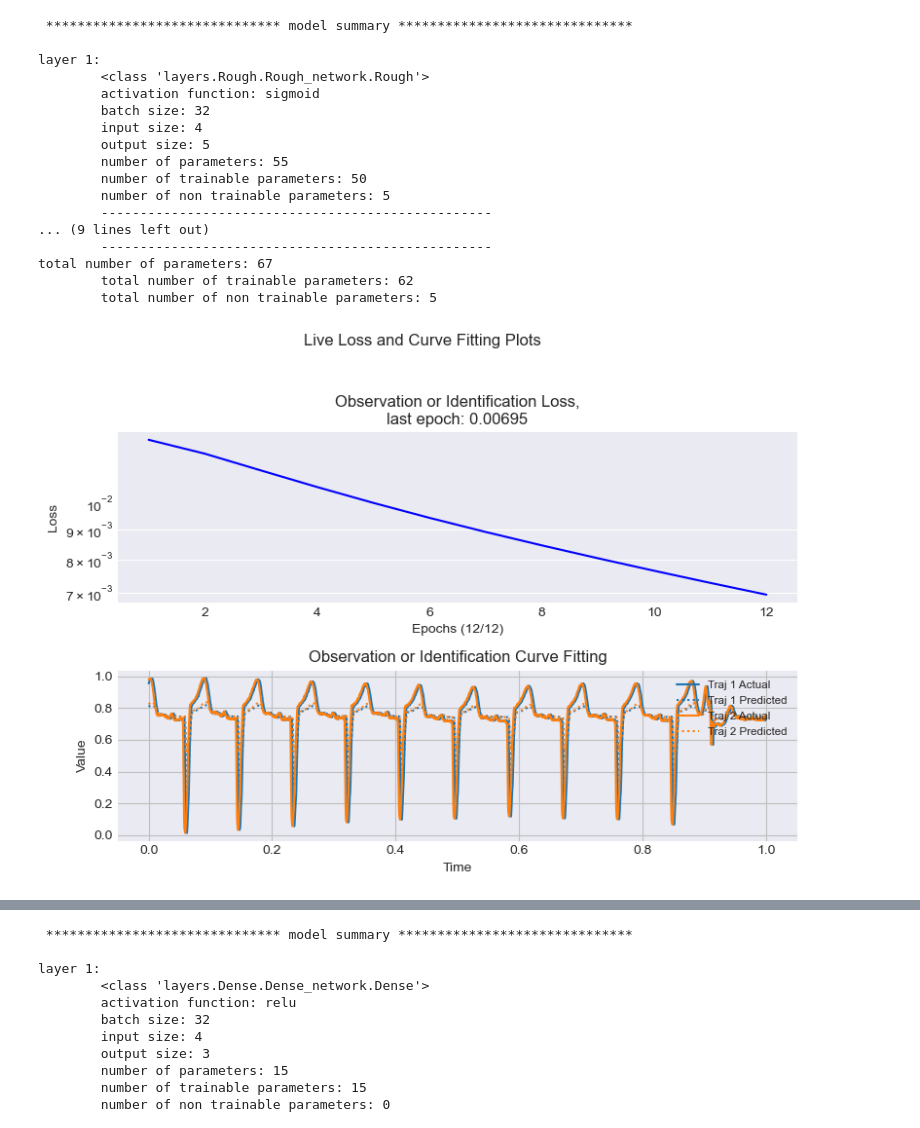
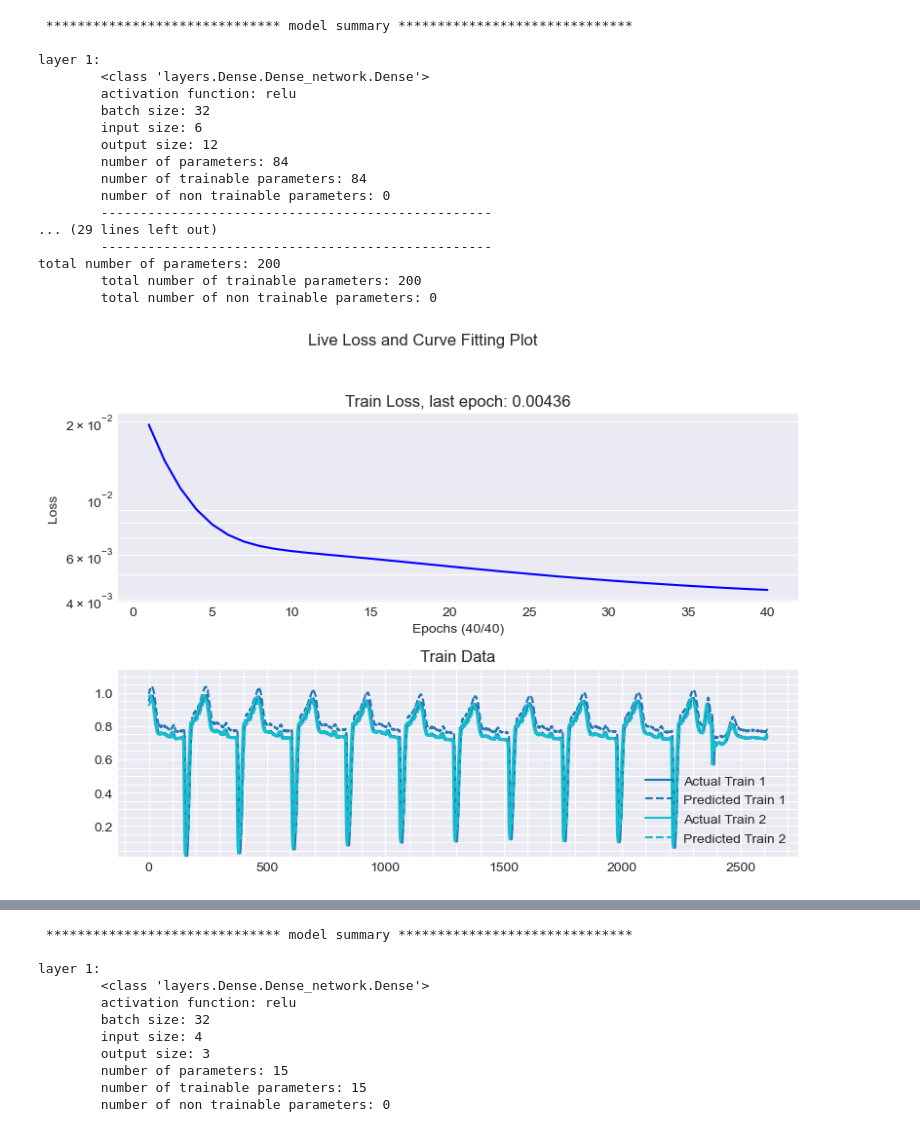
Before and after one commit to Razani-Ali/neural_control_system, a Jupyter notebook: demo_neural_networks.ipynb, the cells around one changed output, grey strips where cells are left out. Cells and saved outputs as stored; diff of their text form; code cells hidden in the pictures.

```diff
--- a/demo_neural_networks.ipynb
+++ b/demo_neural_networks.ipynb
@@ -14,39 +13,40 @@ x=pd.read_excel(path, header=None).to_numpy()[1:].astype('float32')
 scaler = MinMaxScaler()
 x = scaler.fit_transform(x)
 data = sliding_window(x, 12)
-X = data[:, :4]
+X = data[:, :6]
 Y = data[:,[4, 11]]
 X_train, X_test, Y_train, Y_test = train_test_split(X, Y, test_size=0.3, shuffle=False)
-# Y_train, Y_test = Y_train.reshape((-1, 2)), Y_test.reshape((-1,2))
 # %%
-layer0 = Rough(input_size=4, output_size=5)
-layer2 = Dense(input_size=5, output_size=2, activation='linear')
-model = compile([layer0, layer2])
+layer0 = Dense(input_size=6, output_size=12)
+layer1 = Dense(input_size=12, output_size=6)
+layer2 = Dense(input_size=6, output_size=4)
+layer3 = Dense(input_size=4, output_size=2, activation='linear', weights_init_method='uniform', weights_uniform_range=(0.0,1.0))
+model = compile([layer0, layer1, layer2, layer3])
 model.summary()
 # %% [output]
  ****************************** model summary ******************************
 
 layer 1:
-        <class 'layers.Rough.Rough_network.Rough'>
-        activation function: sigmoid
+        <class 'layers.Dense.Dense_network.Dense'>
+        activation function: relu
         batch size: 32
-        input size: 4
-        output size: 5
-        number of parameters: 55
-        number of trainable parameters: 50
-        number of non trainable parameters: 5
+        input size: 6
+        output size: 12
+        number of parameters: 84
+        number of trainable parameters: 84
+        number of non trainable parameters: 0
         --------------------------------------------------
-... (9 lines left out)
+... (29 lines left out)
         --------------------------------------------------
-total number of parameters: 67
-        total number of trainable parameters: 62
-        total number of non trainable parameters: 5
+total number of parameters: 200
+        total number of trainable parameters: 200
+        total number of non trainable parameters: 0
 # %%
-history = model.fit(X_train, Y_train, MSE(), epoch=12,
-                    learning_rate=ExponentialDecayScheduler(lr_initial=0.5, decay_rate=0.6),
-                    plot_fitting=True, batch_size=8)
+history = model.fit(X_train, Y_train, MSE(), epoch=40, shuffle=False, method='RMSprop',
+                    learning_rate=1e-3,
+                    plot_fitting=True, batch_size=4, fig_size=(8,6))
 # %% [output]
-[figure, old version]
+[figure, new version]
 # %%
 Y_test_predicted = model(X_test)
 mse = MSE().forward(Y_test_predicted, Y_test)
```
Also changed, not shown: parts of 4 cells of this notebook, 20 other files.
